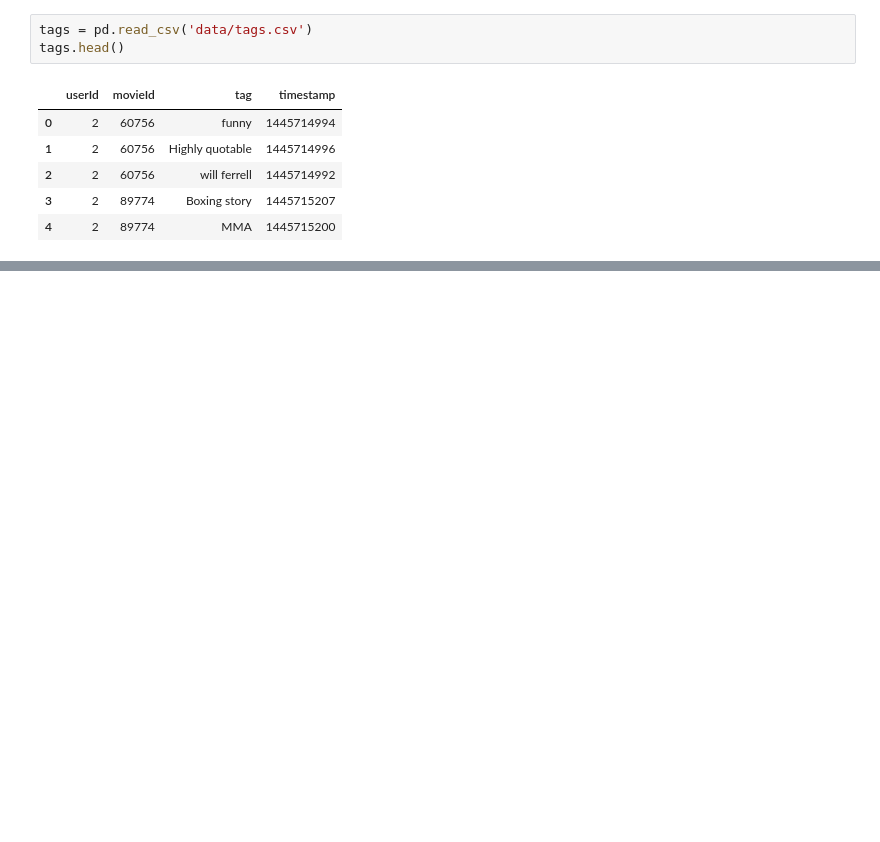
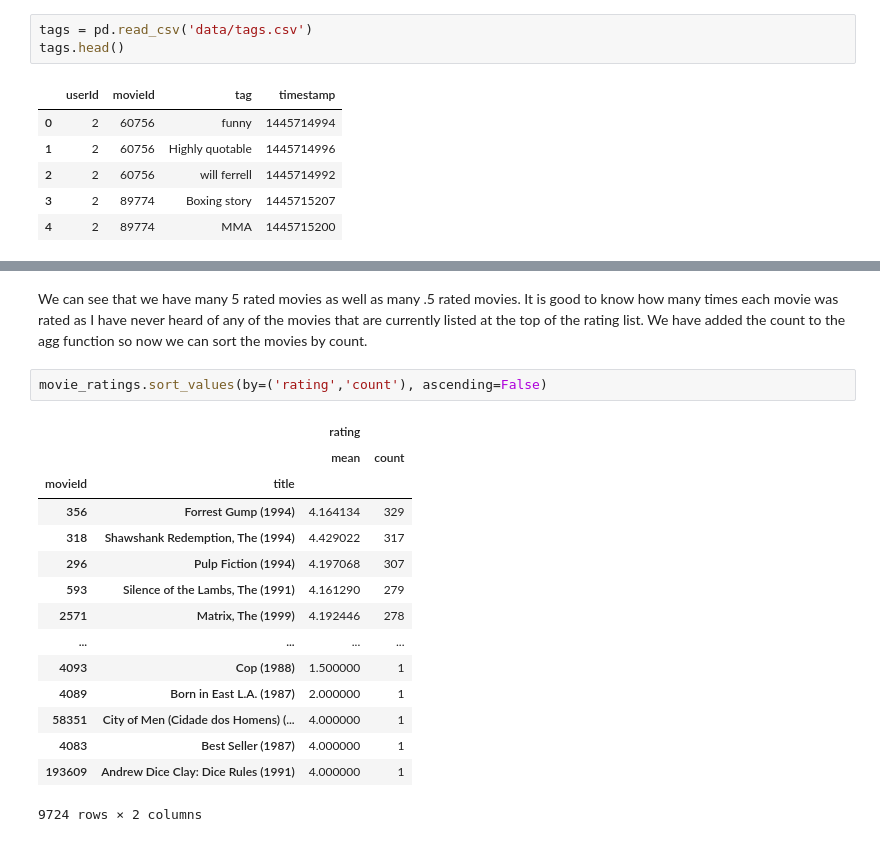
Before and after one commit to ceflynn/Movie-Recommendation-System, a Jupyter notebook: student.ipynb, the cells around one changed output, grey strips where cells are left out. Saved outputs shown, nothing was run; the diff lists cells and outputs as text; blank space fills up the shorter version.

```diff
--- a/student.ipynb
+++ b/student.ipynb
@@ -56,0 +276,20 @@ tags.head()
+# %% [markdown]
+We can see that we have many 5 rated movies as well as many .5 rated movies.  It is good to know how many times each movie was rated as I have never heard of any of the movies that are currently listed at the top of the rating list.  We have added the count to the agg function so now we can sort the movies by count.
+# %%
+movie_ratings.sort_values(by=('rating','count'), ascending=False)
+# %% [output]
+|  |  | rating |  |
+|  |  | mean | count |
+| movieId | title |  |  |
+| 356 | Forrest Gump (1994) | 4.164134 | 329 |
+| 318 | Shawshank Redemption, The (1994) | 4.429022 | 317 |
+| 296 | Pulp Fiction (1994) | 4.197068 | 307 |
+| 593 | Silence of the Lambs, The (1991) | 4.161290 | 279 |
+| 2571 | Matrix, The (1999) | 4.192446 | 278 |
+| ... | ... | ... | ... |
+| 4093 | Cop (1988) | 1.500000 | 1 |
+| 4089 | Born in East L.A. (1987) | 2.000000 | 1 |
+| 58351 | City of Men (Cidade dos Homens) (... | 4.000000 | 1 |
+| 4083 | Best Seller (1987) | 4.000000 | 1 |
+| 193609 | Andrew Dice Clay: Dice Rules (1991) | 4.000000 | 1 |
+9724 rows × 2 columns
```
Also changed, not shown: parts of 33 cells of this notebook.
